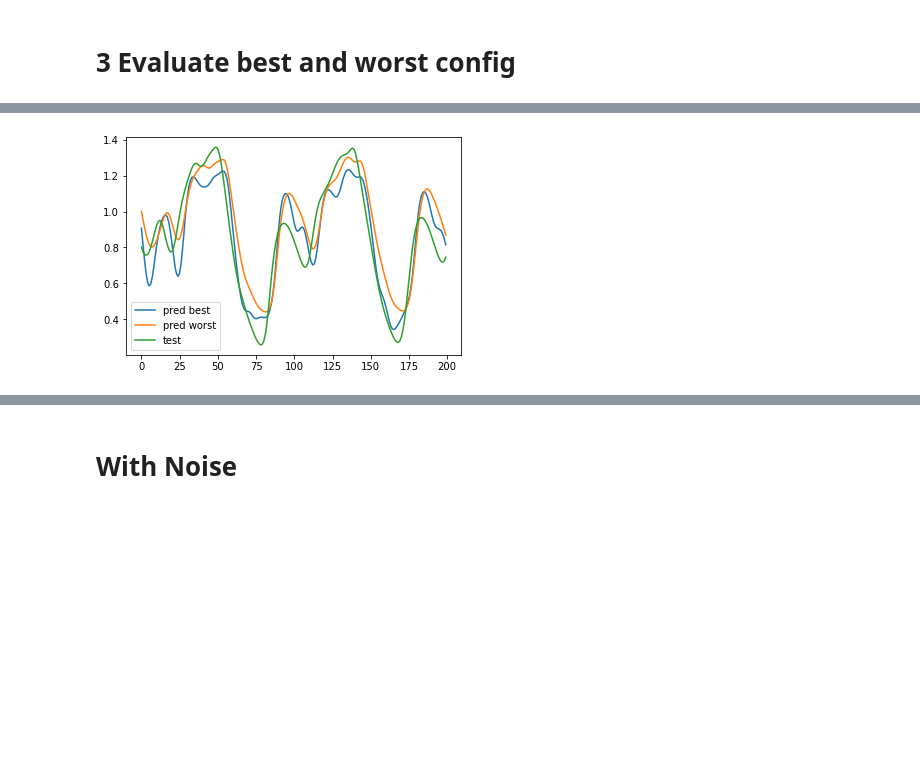
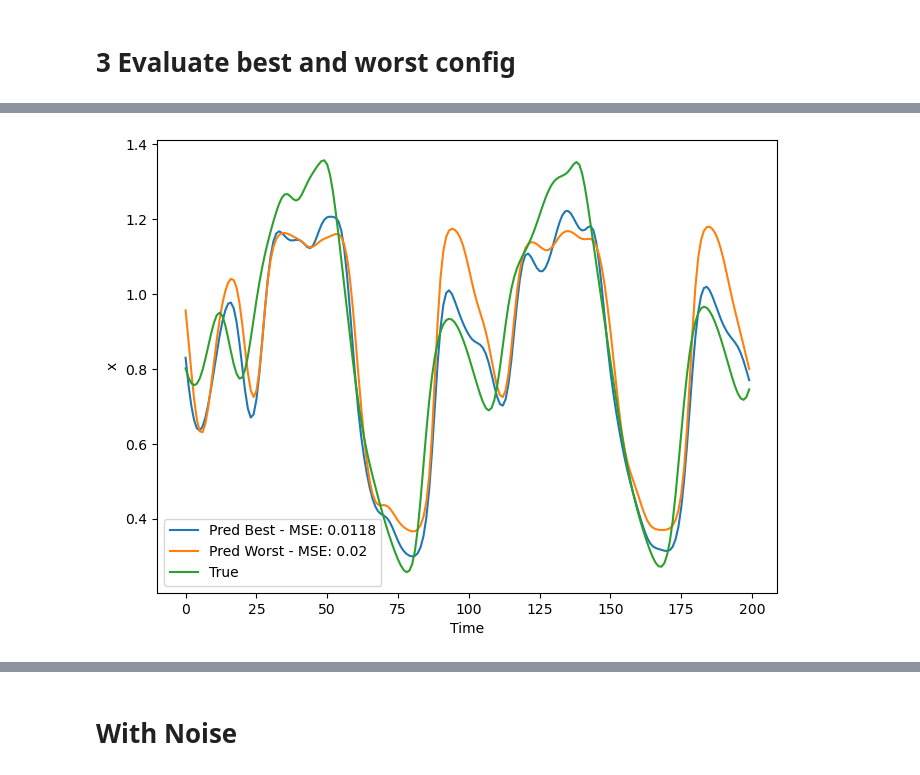
Before and after one commit to KevinArmbruster/ml_lab, a Jupyter notebook: Lab1b/Task 4.ipynb, the cells around one changed output, grey strips where cells are left out. Drawn from its saved outputs; the diff is of its cells as text; code cells hidden in the pictures; blank space fills up the shorter version.

```diff
--- a/Lab1b/Task 4.ipynb
+++ b/Lab1b/Task 4.ipynb
@@ -62,7 +62,7 @@ def create_model(hidden_layer_nodes=[5, 6], input_shape=5, output_shape=1, learn
                  activation=activations.sigmoid, final_activation=activations.linear,
                  kernel_initializer=initializers.GlorotNormal(),
                  bias_initializer=initializers.Zeros(),
-                 regularizer=regularizers.L1(0.0001)):
+                 regularizer=regularizers.L2(0.0001)):
     model = Sequential()
     for i, nodes in enumerate(hidden_layer_nodes):
         if i == 0:
@@ -316,13 +368,11 @@ Epoch 26: early stopping
 # %%
 ### Worst
 model_worst = create_model(hidden_layer_nodes=[4, 2],
-                     regularizer=regularizers.L2(0.01),
                      momentum=0,
-                     kernel_initializer=initializers.RandomNormal(mean=0., stddev=2.),
-                     bias_initializer=initializers.RandomNormal(mean=0., stddev=2.),)
+                     kernel_initializer=initializers.RandomNormal(mean=0., stddev=3.))
 es = EarlyStopping(monitor='val_mse', mode='min', patience=10, min_delta=0.0001, verbose=1, restore_best_weights=0)
 history_worst = model_worst.fit(X_train, y_train, validation_data=(X_val, y_val), epochs=500, batch_size=10, callbacks=es)
 
-perf_worst = model_best.evaluate(X_test, y_test)
+perf_worst = np.around(model_worst.evaluate(X_test, y_test),4)
 display(perf_worst)
 y_pred_worst = model_worst.predict(X_test)
@@ -329,10 +399,13 @@ y_pred_worst = model_worst.predict(X_test)
 # %%
 Xrange = range(len(y_pred_best))
 
-plt.plot(Xrange, y_pred_best, label="pred best")
-plt.plot(Xrange, y_pred_worst, label="pred worst")
-plt.plot(Xrange, y_test, label="test")
+plt.figure(figsize=(8, 6), dpi=100)
+plt.plot(Xrange, y_pred_best, label=f"Pred Best - MSE: {perf_best[1]}")
+plt.plot(Xrange, y_pred_worst, label=f"Pred Worst - MSE: {perf_worst[1]}")
+plt.plot(Xrange, y_test, label="True")
+plt.ylabel("x")
+plt.xlabel("Time")
 plt.legend()
 plt.show()
 # %% [output]
-[figure, old version]
+[figure, new version]
```
Also changed, not shown: parts of 20 cells of this notebook, 1 other file.
